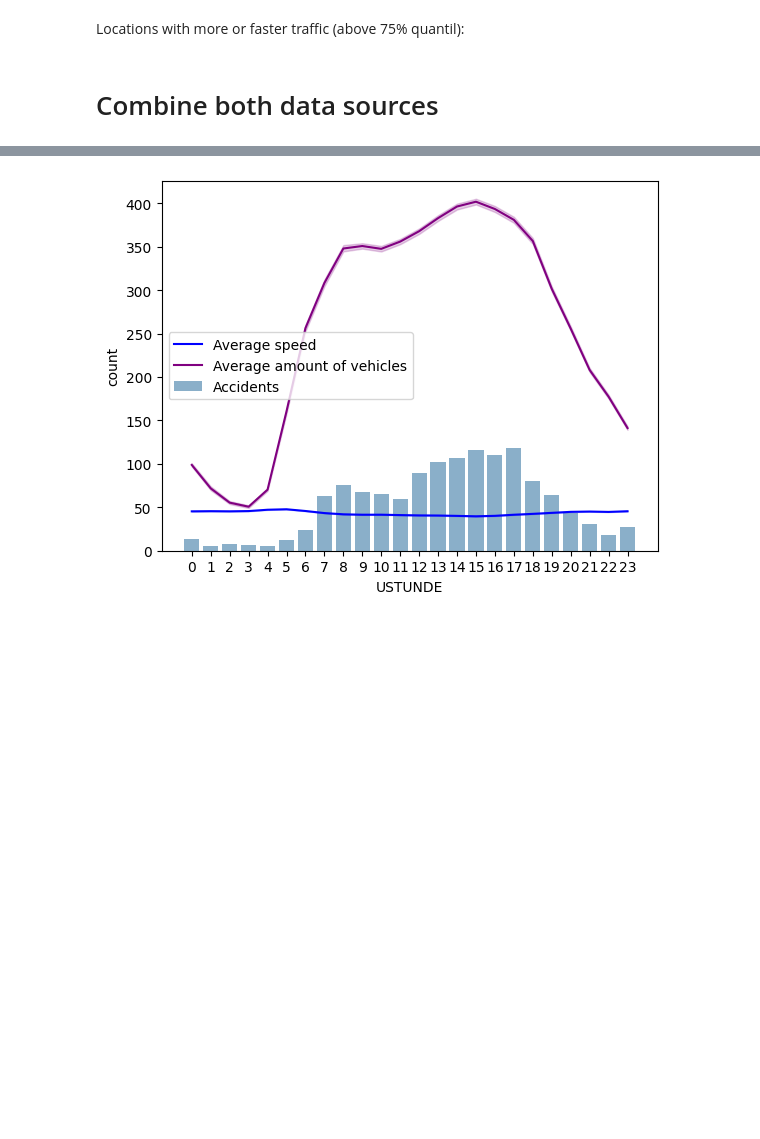
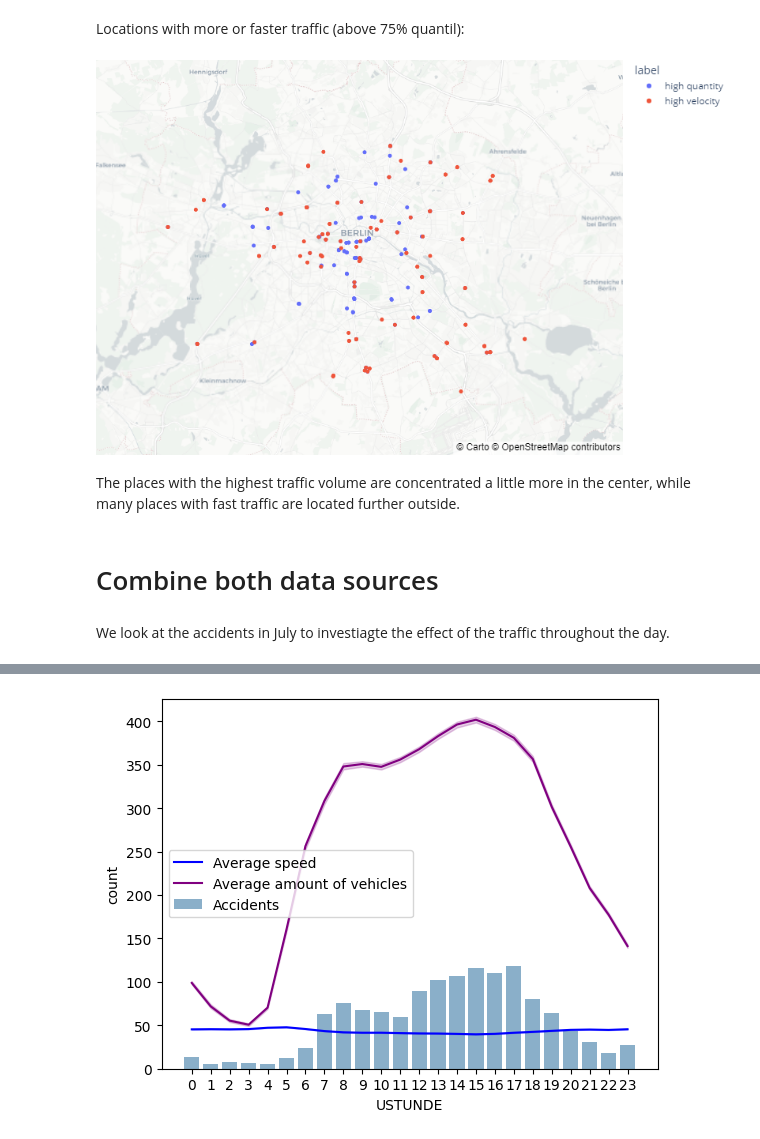
Before and after one commit to helenakohl/2023-amse-template, a Jupyter notebook: project/report.ipynb, the cells around one changed output, grey strips where cells are left out. Saved outputs shown, nothing was run; the diff lists cells and outputs as text; code cells hidden in the pictures; blank space fills up the shorter version.

```diff
--- a/project/report.ipynb
+++ b/project/report.ipynb
@@ -315,7 +315,26 @@ fast_traffic = traffic_sensors[(traffic_sensors["v_kfz_det_hr"] > 48.691962)]
 fast_traffic['label'] = 'high velocity'
 
 traffic_int = pd.concat([high_traffic, fast_traffic])
+# %%
+fig = px.scatter_mapbox(traffic_int,
+                        lat='BREITE (WGS84)',
+                        lon='LÄNGE (WGS84)',
+                        color="label",
+                        zoom=9.5,
+                        height=500,
+                        width=800)
+
+fig.update_layout(mapbox_style="carto-positron")
+fig.update_layout(margin={"r":0,"t":0,"l":0,"b":0})
+fig.show()
+fig.show("png") #display as image as well as interactive map is not displayed in github
+# %% [output]
+[figure, added]
+# %% [markdown]
+The places with the highest traffic volume are concentrated a little more in the center, while many places with fast traffic are located further outside.
 # %% [markdown]
 # Combine both data sources
+# %% [markdown]
+We look at the accidents in July to investiagte the effect of the traffic throughout the day.
 # %%
 accidents_june = accidents[accidents['UMONAT']==6]
```
Also changed, not shown: parts of 6 cells of this notebook.
